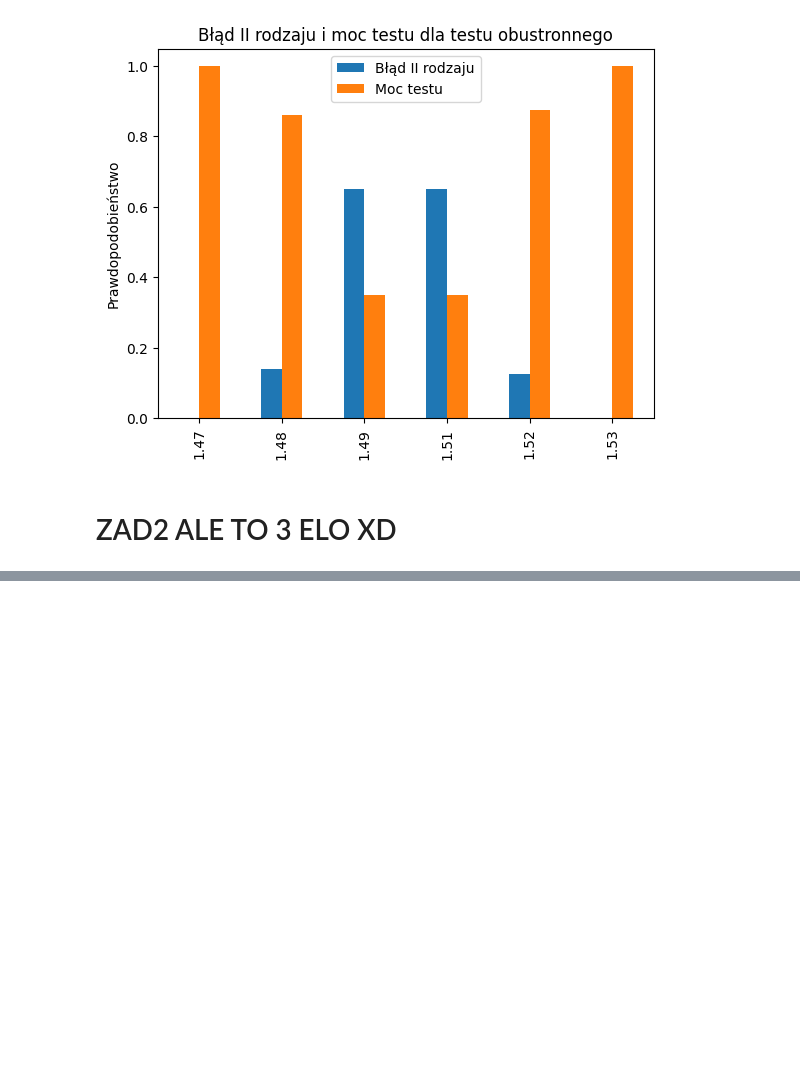
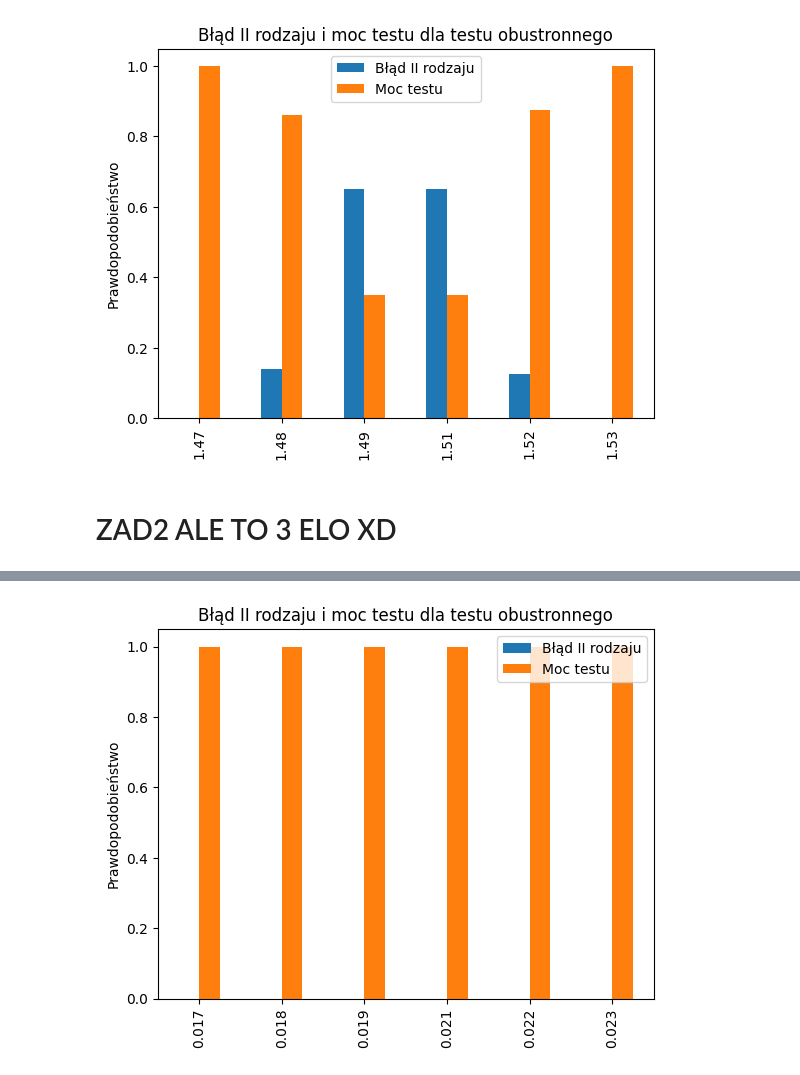
Before and after one commit to mathieuboro/raport2, a Jupyter notebook: Raport2.ipynb, the cells around one changed output, grey strips where cells are left out. Saved outputs shown, nothing was run; the diff lists cells and outputs as text; code cells hidden in the pictures; blank space fills up the shorter version.

```diff
--- a/Raport2.ipynb
+++ b/Raport2.ipynb
@@ -783,0 +784,65 @@ plt.show()
+# %%
+wariancja_0 = 0.2
+mu = 1.5
+alpha = 0.05
+n = 1000
+N = 1000  # liczba symulacji
+sigma2_two_sided = [0.017, 0.018, 0.019, 0.021, 0.022, 0.023]
+sigma2_greater = [0.021, 0.022, 0.023]
+sigma2_less = [0.017, 0.018, 0.019]
+
+def simulate_type_II_error2(mu, sigma2, alpha, n, N, wariancja_0, alternative='two-sided'):
+    critical_values = None
+
+    if alternative == 'two-sided':
+        critical_values = [chi2.ppf(alpha / 2, n - 1), chi2.ppf(1 - (alpha / 2), n - 1)]
+    else:
+        critical_values = [chi2.ppf(alpha, n - 1), chi2.ppf(1 - alpha, n - 1)]
+
+    count = 0
+
+    for _ in range(N):
+        sample = np.random.normal(mu, np.sqrt(sigma2), n)
+        sample_var = np.var(sample, ddof=1)
+        chi_squared_statistic = (n - 1) * sample_var / wariancja_0
+
+        if alternative == 'two-sided':
+            if not (chi_squared_statistic < critical_values[0] or chi_squared_statistic > critical_values[1]):
+                count += 1
+        elif alternative == 'greater':
+            if not(chi_squared_statistic > critical_values[1]):
+                count += 1
+        elif alternative == 'less':
+            if not(chi_squared_statistic < critical_values[0]):
+                count += 1
+
+    return count / N
+
+# Symulacja dla różnych wartości wariancji
+results_two_sided = {sigma2: simulate_type_II_error2(mu, sigma2, alpha, n, N, wariancja_0, 'two-sided') for sigma2 in sigma2_two_sided}
+results_greater = {sigma2: simulate_type_II_error2(mu, sigma2, alpha, n, N, wariancja_0, 'greater') for sigma2 in sigma2_greater}
+results_less = {sigma2: simulate_type_II_error2(mu, sigma2, alpha, n, N, wariancja_0, 'less') for sigma2 in sigma2_less}
+
+# Konwersja wyników do DataFrame
+df_two_sided = pd.DataFrame.from_dict(results_two_sided, orient='index', columns=['Błąd II rodzaju'])
+df_greater = pd.DataFrame.from_dict(results_greater, orient='index', columns=['Błąd II rodzaju'])
+df_less = pd.DataFrame.from_dict(results_less, orient='index', columns=['Błąd II rodzaju'])
+
+# Dodanie kolumny z mocą testu
+df_two_sided['Moc testu'] = 1 - df_two_sided['Błąd II rodzaju']
+df_greater['Moc testu'] = 1 - df_greater['Błąd II rodzaju']
+df_less['Moc testu'] = 1 - df_less['Błąd II rodzaju']
+
+# Wyświetlenie wyników
+print("Wyniki dla testu obustronnego:")
+print(df_two_sided)
+print("\nWyniki dla testu prawostronnego:")
+print(df_greater)
+print("\nWyniki dla testu lewostronnego:")
+print(df_less)
+
+# Przykład wykresu dla testu obustronnego
+df_two_sided.plot(kind='bar', title='Błąd II rodzaju i moc testu dla testu obustronnego')
+plt.ylabel('Prawdopodobieństwo')
+plt.show()
+# %% [output]
@@ -783,0 +869 @@ plt.show()
+[figure, added]
```
Also changed, not shown: parts of 3 cells of this notebook.
